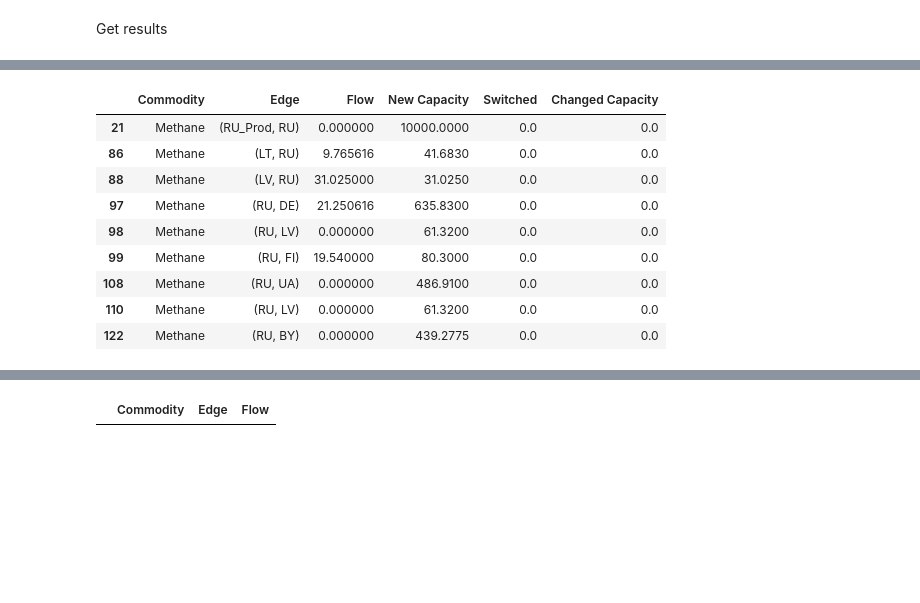
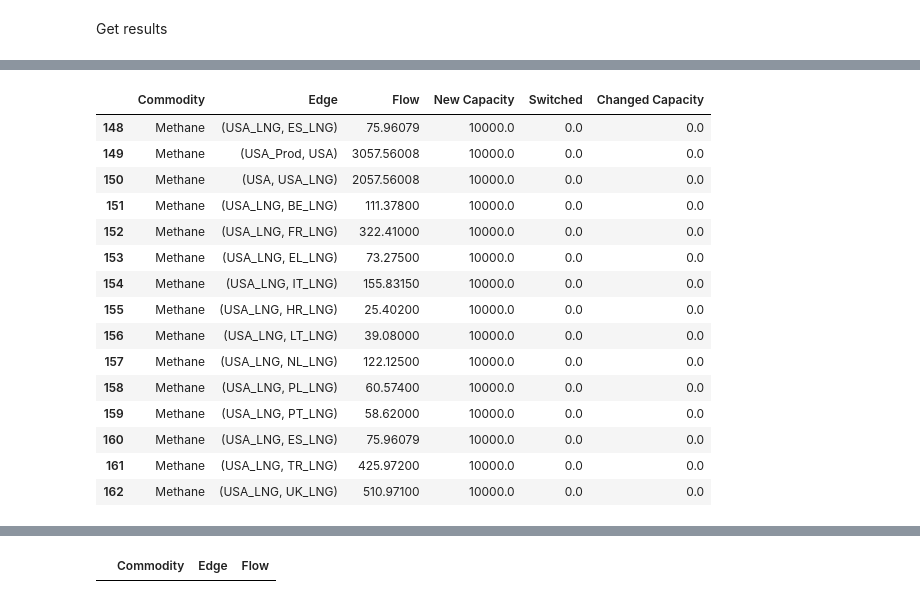
Before and after one commit to CSEI-EU/gas_infrastructure_model, a Jupyter notebook: 00_code_base/02_unidirectional/Russian_Case_and_LNG.ipynb, the cells around one changed output, grey strips where cells are left out. Drawn from its saved outputs; the diff is of its cells as text; code cells hidden in the pictures; blank space fills up the shorter version.

```diff
--- a/00_code_base/02_unidirectional/Russian_Case_and_LNG.ipynb
+++ b/00_code_base/02_unidirectional/Russian_Case_and_LNG.ipynb
@@ -329,21 +324,27 @@ result_supply_wo_ru_df
 # %%
-search_element = 'RU'  # Example search element to look for in the 'Edge' column
+search_element = 'USA'  # Example search element to look for in the 'Edge' column
 commodity = 'Methane'  # Example commodity to filter by (optional)
 
 # Call the function to filter the rows
 filtered_df = filter_rows_by_search_element_and_commodity(results_df, 'Edge', search_element, commodity)
 filtered_df
 # %% [output]
 |  | Commodity | Edge | Flow | New Capacity | Switched | Changed Capacity |
-| 21 | Methane | (RU_Prod, RU) | 0.000000 | 10000.0000 | 0.0 | 0.0 |
-| 86 | Methane | (LT, RU) | 9.765616 | 41.6830 | 0.0 | 0.0 |
-| 88 | Methane | (LV, RU) | 31.025000 | 31.0250 | 0.0 | 0.0 |
-| 97 | Methane | (RU, DE) | 21.250616 | 635.8300 | 0.0 | 0.0 |
-| 98 | Methane | (RU, LV) | 0.000000 | 61.3200 | 0.0 | 0.0 |
-| 99 | Methane | (RU, FI) | 19.540000 | 80.3000 | 0.0 | 0.0 |
-| 108 | Methane | (RU, UA) | 0.000000 | 486.9100 | 0.0 | 0.0 |
-| 110 | Methane | (RU, LV) | 0.000000 | 61.3200 | 0.0 | 0.0 |
-| 122 | Methane | (RU, BY) | 0.000000 | 439.2775 | 0.0 | 0.0 |
+| 148 | Methane | (USA_LNG, ES_LNG) | 75.96079 | 10000.0 | 0.0 | 0.0 |
+| 149 | Methane | (USA_Prod, USA) | 3057.56008 | 10000.0 | 0.0 | 0.0 |
+| 150 | Methane | (USA, USA_LNG) | 2057.56008 | 10000.0 | 0.0 | 0.0 |
+| 151 | Methane | (USA_LNG, BE_LNG) | 111.37800 | 10000.0 | 0.0 | 0.0 |
+| 152 | Methane | (USA_LNG, FR_LNG) | 322.41000 | 10000.0 | 0.0 | 0.0 |
+| 153 | Methane | (USA_LNG, EL_LNG) | 73.27500 | 10000.0 | 0.0 | 0.0 |
+| 154 | Methane | (USA_LNG, IT_LNG) | 155.83150 | 10000.0 | 0.0 | 0.0 |
+| 155 | Methane | (USA_LNG, HR_LNG) | 25.40200 | 10000.0 | 0.0 | 0.0 |
+| 156 | Methane | (USA_LNG, LT_LNG) | 39.08000 | 10000.0 | 0.0 | 0.0 |
+| 157 | Methane | (USA_LNG, NL_LNG) | 122.12500 | 10000.0 | 0.0 | 0.0 |
+| 158 | Methane | (USA_LNG, PL_LNG) | 60.57400 | 10000.0 | 0.0 | 0.0 |
+| 159 | Methane | (USA_LNG, PT_LNG) | 58.62000 | 10000.0 | 0.0 | 0.0 |
+| 160 | Methane | (USA_LNG, ES_LNG) | 75.96079 | 10000.0 | 0.0 | 0.0 |
+| 161 | Methane | (USA_LNG, TR_LNG) | 425.97200 | 10000.0 | 0.0 | 0.0 |
+| 162 | Methane | (USA_LNG, UK_LNG) | 510.97100 | 10000.0 | 0.0 | 0.0 |
 # %%
 search_element = 'RU'  # Example search element to look for in the 'Edge' column
 commodity = 'Methane'  # Example commodity to filter by (optional)
```
Also changed, not shown: parts of 8 cells of this notebook, 2 other files.
